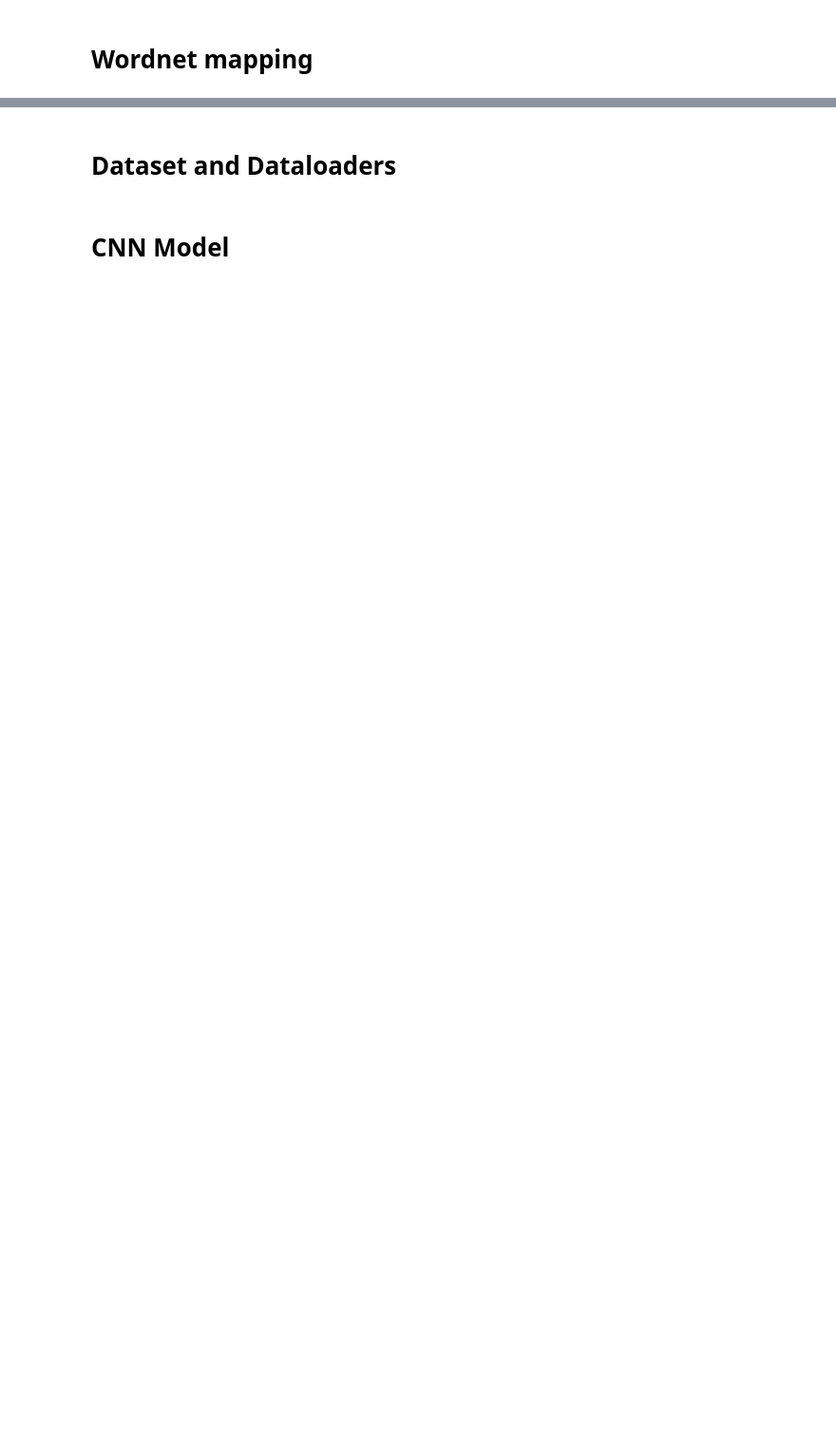
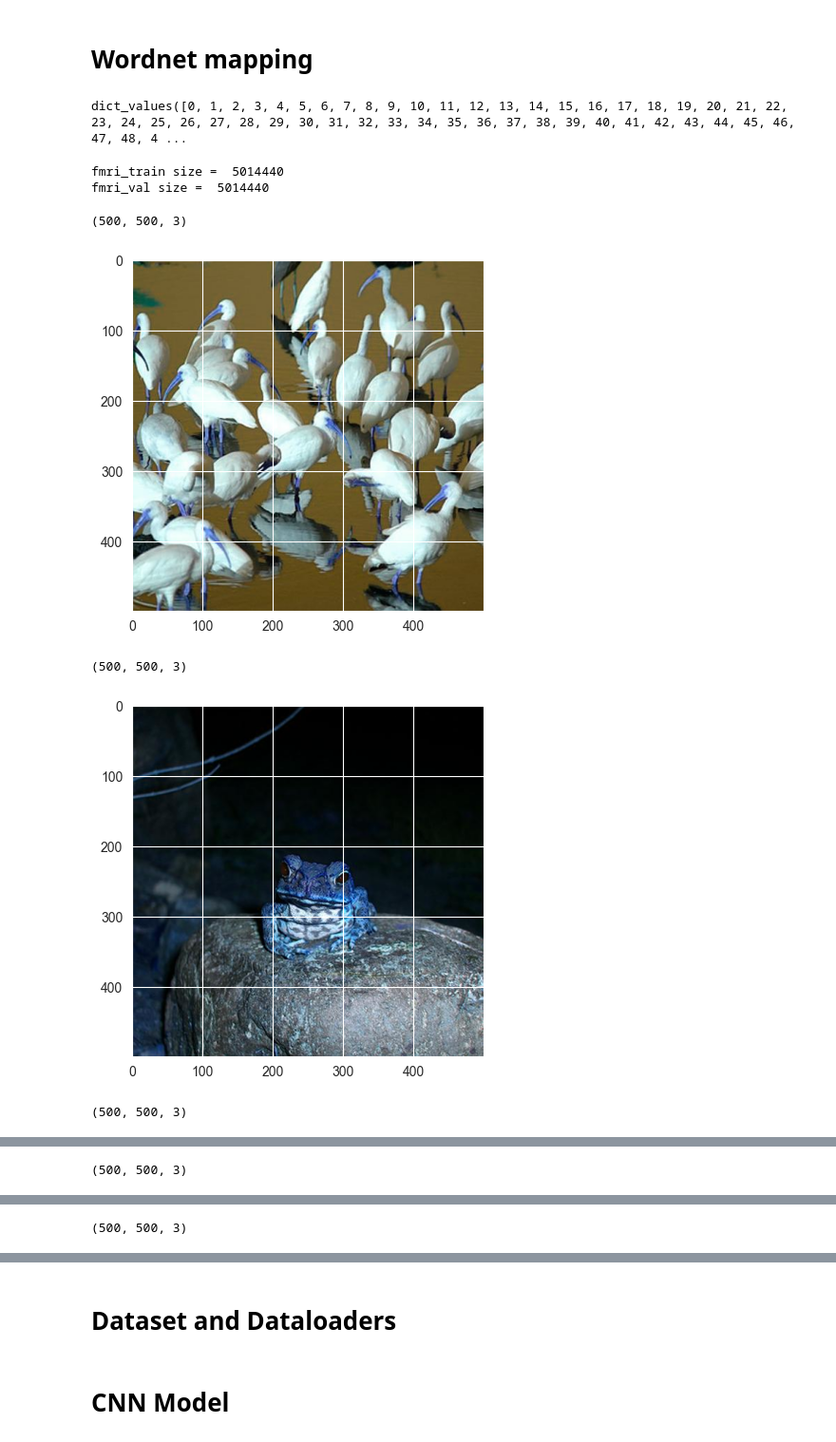
Before and after one commit to RojaAtashkar/GenericObjectDecoding, a Jupyter notebook: BrainDecoding.ipynb, the cells around one changed output, grey strips where cells are left out. Shown at 95% size. Saved outputs shown, nothing was run; the diff lists cells and outputs as text; code cells hidden in the pictures; blank space fills up the shorter version.

```diff
--- a/BrainDecoding.ipynb
+++ b/BrainDecoding.ipynb
@@ -139,6 +142,10 @@ with open('class_to_wordnet.json',) as f:
 
 class2wordnet = ast.literal_eval(data)
 wordnet2class= {v["id"] : k for k,v in class2wordnet.items()}
+# %%
+wordnet2class.values()
+# %% [output]
+dict_values([0, 1, 2, 3, 4, 5, 6, 7, 8, 9, 10, 11, 12, 13, 14, 15, 16, 17, 18, 19, 20, 21, 22, 23, 24, 25, 26, 27, 28, 29, 30, 31, 32, 33, 34, 35, 36, 37, 38, 39, 40, 41, 42, 43, 44, 45, 46, 47, 48, 4 ...
 # %%
 # Initialize img_dir_path with the path to a directory containing training images
 img_dir_path = "data/fMRI/imagenet/images/training"
@@ -151,3 +158,27 @@ test_image_paths = [os.path.join(imagenet_dir,"test", i) for i in filenames_test
 
 # Split the data into train and validation sets using the train_test_split function
 fmri_train, fmri_val, image_train, image_val = train_test_split(Y, image_paths, test_size=0.1, random_state=42)
+# %%
+# print the number of features
+print("fmri_train size = ", fmri_train.size)
+print("fmri_val size = ", fmri_train.size)
+# %% [output]
+fmri_train size =  5014440
+fmri_val size =  5014440
+# %%
+# plot some random images from train images
+for j in range(5):
+    # Select a random train sample
+    i = np.random.randint(0, len(image_train))
+
+    # Plot the selected train sample
+    img = cv2.imread(image_train[i])
+    plt.imshow(img)
+    print(img.shape)
+    plt.show()
+# %% [output]
+(500, 500, 3)
+[figure, added]
+(500, 500, 3)
+[figure, added]
+(500, 500, 3)
@@ -153,0 +186 @@ fmri_train, fmri_val, image_train, image_val = train_test_split(Y, image_paths,
+(500, 500, 3)
@@ -153,0 +188 @@ fmri_train, fmri_val, image_train, image_val = train_test_split(Y, image_paths,
+(500, 500, 3)
```
Also changed, not shown: parts of 43 cells of this notebook, 2 other files.
